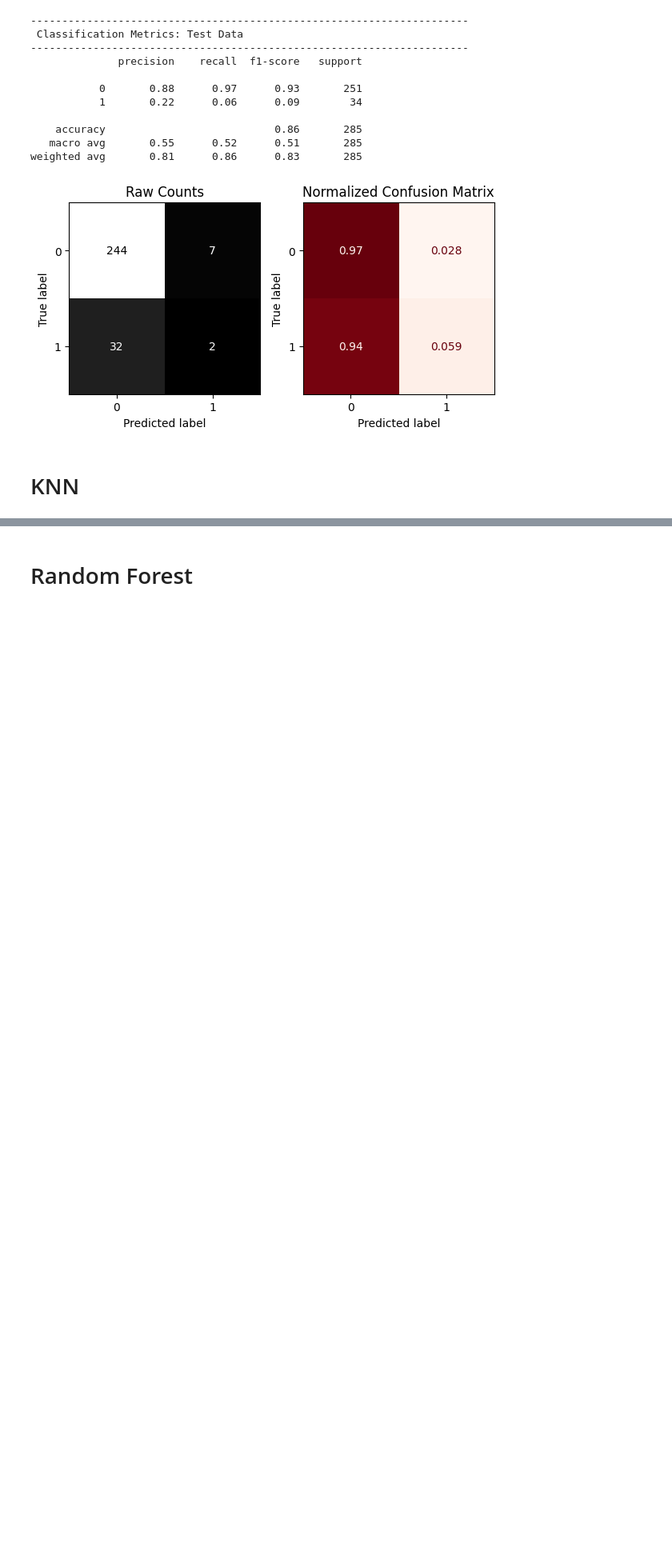
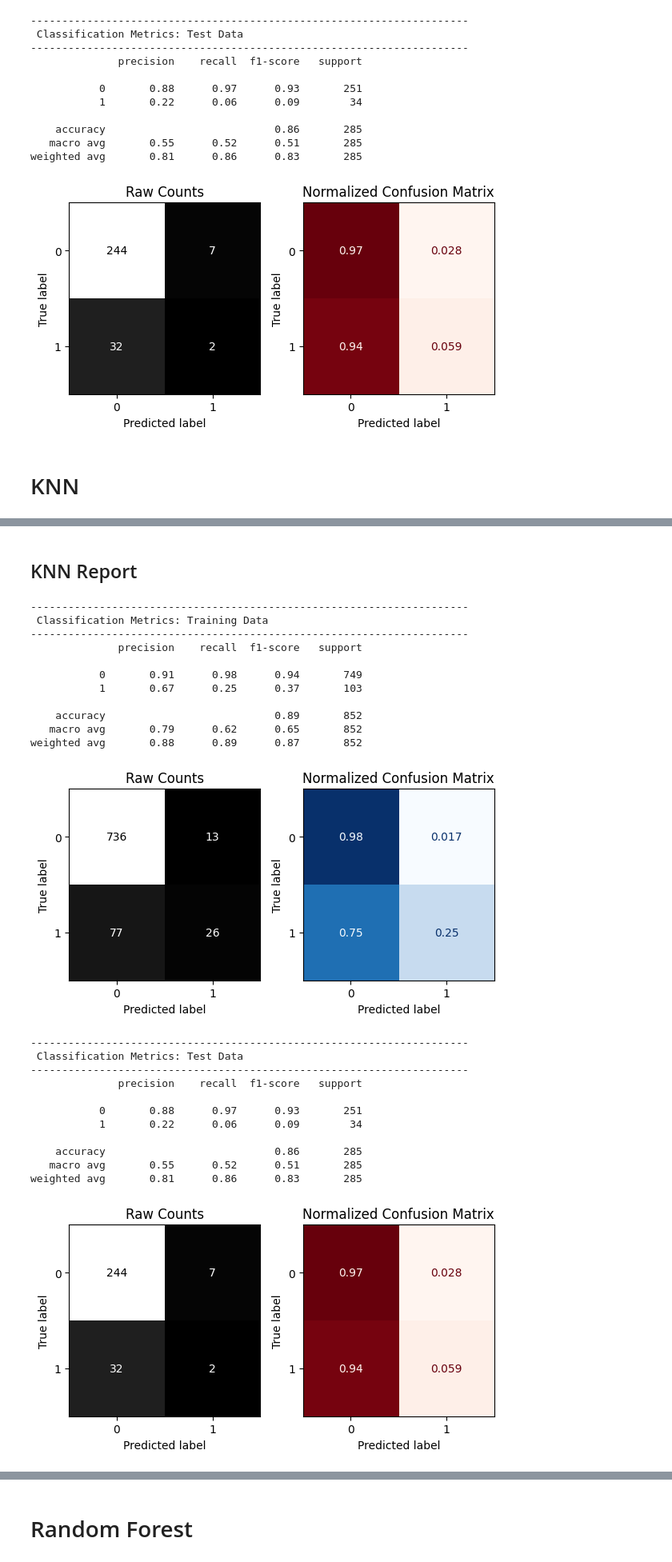
Before and after one commit to Rahafhosari/DataScience2024-2025, a Jupyter notebook: classification_metrics_core_knn_logReg.ipynb, the cells around one changed output, grey strips where cells are left out. Shown: that part at 80% size. Cells and saved outputs as stored; diff of their text form; code cells hidden in the pictures; blank space fills up the shorter version.

```diff
--- a/classification_metrics_core_knn_logReg.ipynb
+++ b/classification_metrics_core_knn_logReg.ipynb
@@ -912,0 +967,3 @@ weighted avg       0.81      0.86      0.83       285
+# %%
+# Instantiate default KNN
+knn = KNeighborsClassifier()
@@ -912,0 +972,4 @@ weighted avg       0.81      0.86      0.83       285
+# %%
+# Define KNN model pipeline
+knn_pipe = make_pipeline(preprocessor, knn)
+knn_pipe
@@ -912,0 +978,3 @@ weighted avg       0.81      0.86      0.83       285
+# %%
+# Fit the model on the training data
+knn_pipe.fit(X_train, y_train)
@@ -912,0 +998,30 @@ weighted avg       0.81      0.86      0.83       285
+# %% [markdown]
+## KNN Report
+# %%
+# Obtain evaluation metrics using custom function
+evaluate_classification(knn_pipe, X_train, y_train, X_test, y_test)
+# %% [output]
+----------------------------------------------------------------------
+ Classification Metrics: Training Data
+----------------------------------------------------------------------
+              precision    recall  f1-score   support
+
+           0       0.91      0.98      0.94       749
+           1       0.67      0.25      0.37       103
+
+    accuracy                           0.89       852
+   macro avg       0.79      0.62      0.65       852
+weighted avg       0.88      0.89      0.87       852
+[figure, added]
+----------------------------------------------------------------------
+ Classification Metrics: Test Data
+----------------------------------------------------------------------
+              precision    recall  f1-score   support
+
+           0       0.88      0.97      0.93       251
+           1       0.22      0.06      0.09        34
+
+    accuracy                           0.86       285
+   macro avg       0.55      0.52      0.51       285
+weighted avg       0.81      0.86      0.83       285
+[figure, added]
```
Also changed, not shown: parts of 36 cells of this notebook.
